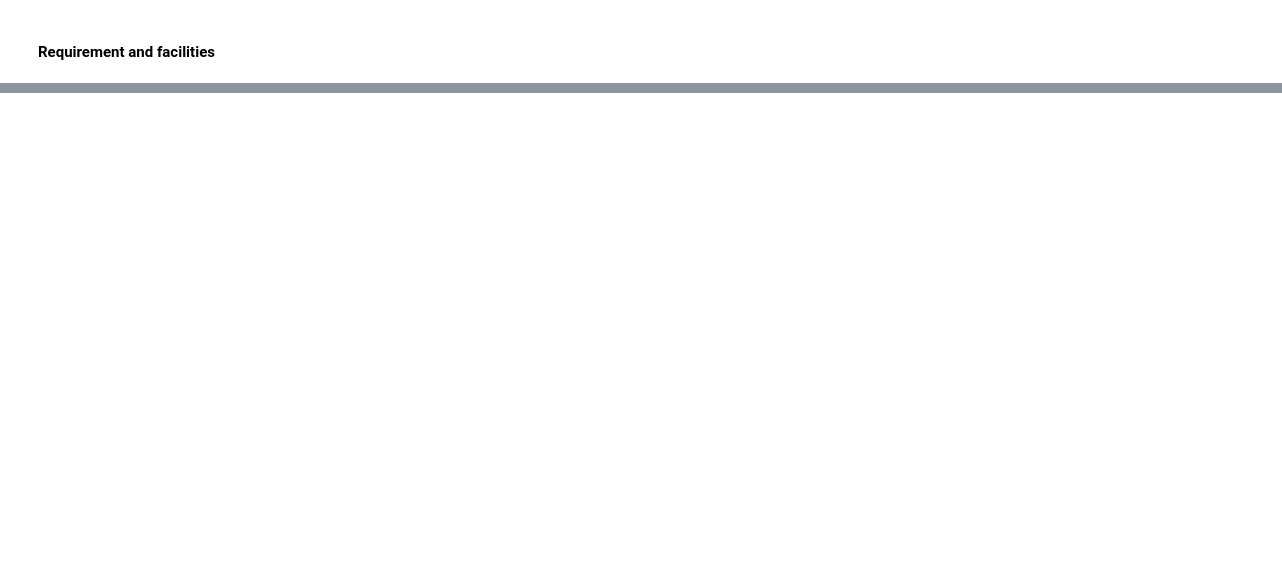
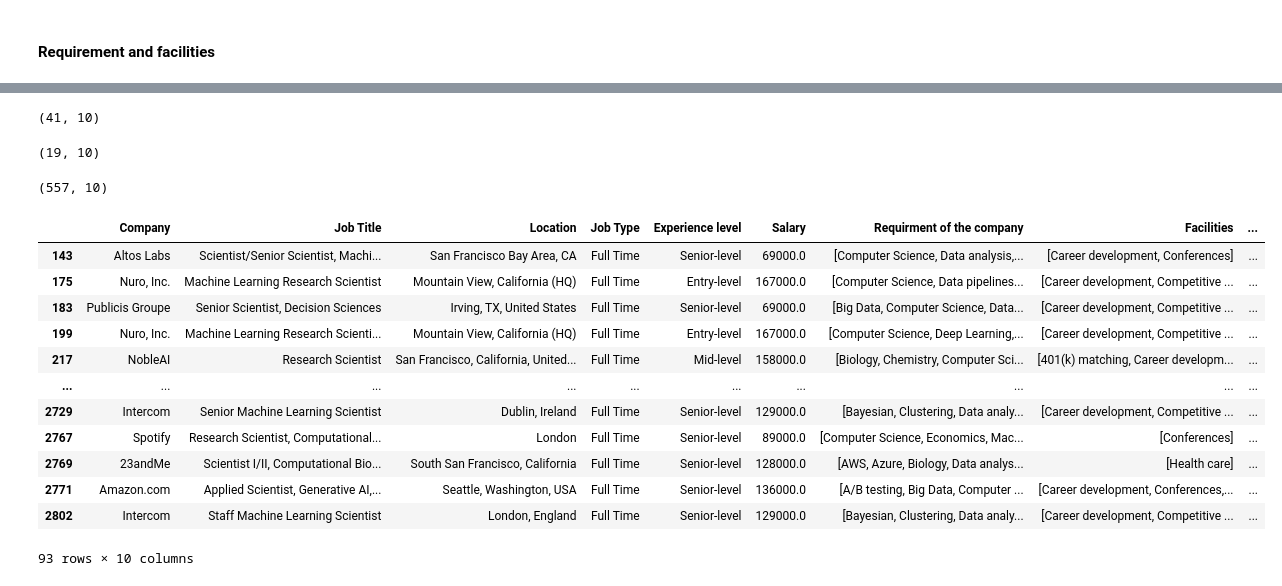
Before and after one commit to Sefdine/Job_opportunities, a Jupyter notebook: dev.ipynb, the cells around one changed output, grey strips where cells are left out. Saved outputs shown, nothing was run; the diff lists cells and outputs as text; code cells hidden in the pictures; blank space fills up the shorter version.

```diff
--- a/dev.ipynb
+++ b/dev.ipynb
@@ -80,0 +343,31 @@ df['Facilities'] = df['Facilities'].apply(lambda x: delete_empty_in_list(x))
+# %%
+# Big data
+df.loc[df['Job Title'].str.contains('Big') | df['Job Title'].str.contains('BigData') | df['Job Title'].str.contains('Bigdata') | df['Job Title'].str.contains('Big - Data')].shape
+# %% [output]
+(41, 10)
+# %%
+# Artificial Intelligence
+df.loc[df['Job Title'].str.contains(str.capitalize('Artificial'))].shape
+# %% [output]
+(19, 10)
+# %%
+# Data Science
+df.loc[df['Job Title'].str.contains(str('Data Science')) | df['Job Title'].str.contains('Scientist')].shape
+# %% [output]
+(557, 10)
+# %%
+df.loc[~df['Job Title'].str.contains('Data') & df['Job Title'].str.contains('Scientist')]
+# %% [output]
+|  | Company | Job Title | Location | Job Type | Experience level | Salary | Requirment of the company | Facilities | ... |
+| 143 | Altos Labs | Scientist/Senior Scientist, Machi... | San Francisco Bay Area, CA | Full Time | Senior-level | 69000.0 | [Computer Science, Data analysis,... | [Career development, Conferences] | ... |
+| 175 | Nuro, Inc. | Machine Learning Research Scientist | Mountain View, California (HQ) | Full Time | Entry-level | 167000.0 | [Computer Science, Data pipelines... | [Career development, Competitive ... | ... |
+| 183 | Publicis Groupe | Senior Scientist, Decision Sciences | Irving, TX, United States | Full Time | Senior-level | 69000.0 | [Big Data, Computer Science, Data... | [Career development, Competitive ... | ... |
+| 199 | Nuro, Inc. | Machine Learning Research Scienti... | Mountain View, California (HQ) | Full Time | Entry-level | 167000.0 | [Computer Science, Deep Learning,... | [Career development, Competitive ... | ... |
+| 217 | NobleAI | Research Scientist | San Francisco, California, United... | Full Time | Mid-level | 158000.0 | [Biology, Chemistry, Computer Sci... | [401(k) matching, Career developm... | ... |
+| ... | ... | ... | ... | ... | ... | ... | ... | ... | ... |
+| 2729 | Intercom | Senior Machine Learning Scientist | Dublin, Ireland | Full Time | Senior-level | 129000.0 | [Bayesian, Clustering, Data analy... | [Career development, Competitive ... | ... |
+| 2767 | Spotify | Research Scientist, Computational... | London | Full Time | Senior-level | 89000.0 | [Computer Science, Economics, Mac... | [Conferences] | ... |
+| 2769 | 23andMe | Scientist I/II, Computational Bio... | South San Francisco, California | Full Time | Senior-level | 128000.0 | [AWS, Azure, Biology, Data analys... | [Health care] | ... |
+| 2771 | Amazon.com | Applied Scientist, Generative AI,... | Seattle, Washington, USA | Full Time | Senior-level | 136000.0 | [A/B testing, Big Data, Computer ... | [Career development, Conferences,... | ... |
+| 2802 | Intercom | Staff Machine Learning Scientist | London, England | Full Time | Senior-level | 129000.0 | [Bayesian, Clustering, Data analy... | [Career development, Competitive ... | ... |
+93 rows × 10 columns
```
Also changed, not shown: parts of 24 cells of this notebook, 1 other file.
